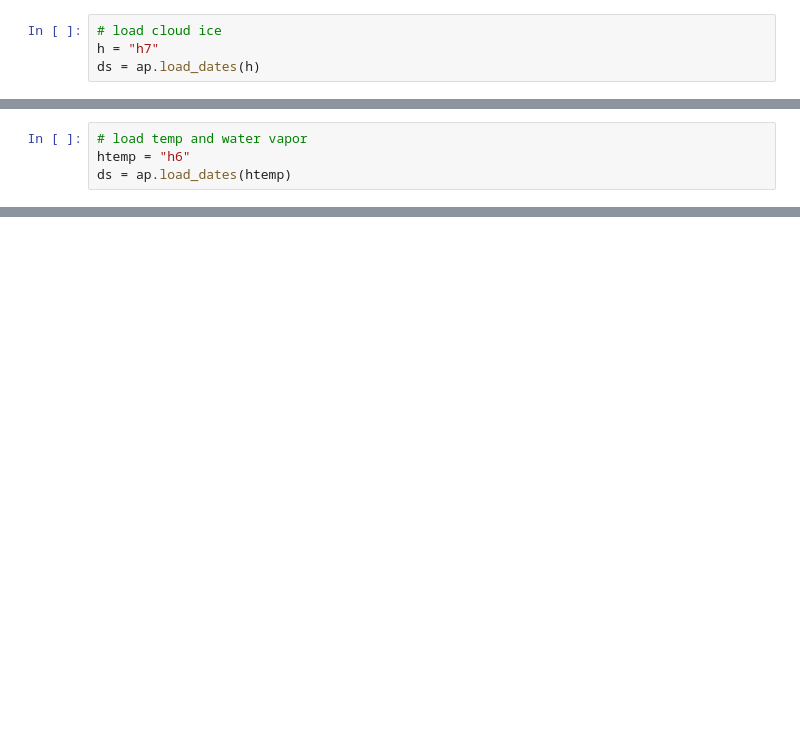
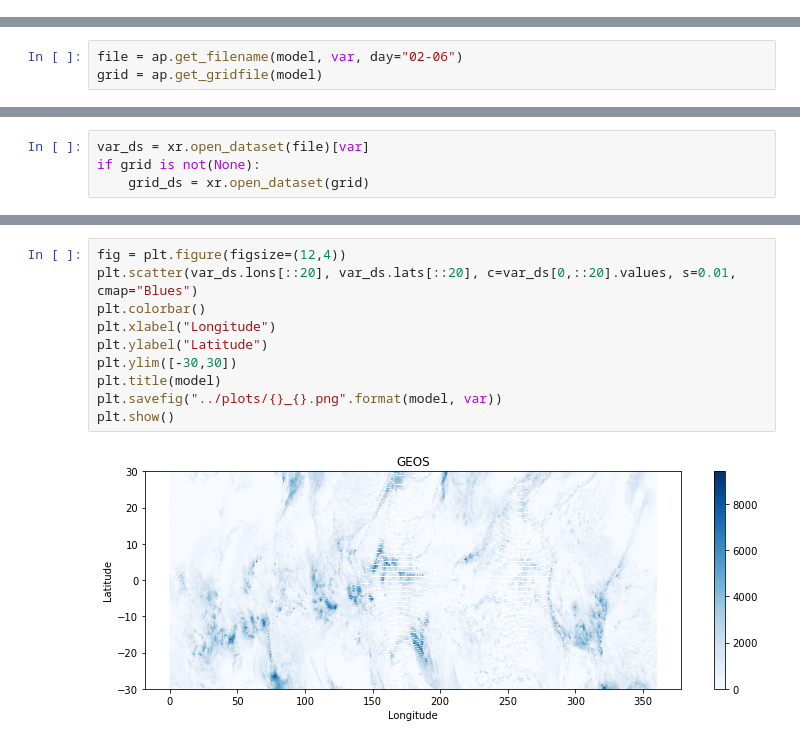
Before and after one commit to smturbev/dyamond2, a Jupyter notebook: python_scripts/global_ci.ipynb, the cells around one changed output, grey strips where cells are left out. Drawn from its saved outputs; the diff is of its cells as text; blank space fills up the shorter version.

Commit message:
added mistral scripts & plots

```diff
--- a/python_scripts/global_ci.ipynb
+++ b/python_scripts/global_ci.ipynb
@@ -213,4 +7,0 @@ plt.show()
-# %%
-# load cloud ice
-h = "h7"
-ds = ap.load_dates(h)
@@ -251,4 +7,0 @@ array([[[[0., 0., 0., ..., 0., 0., 0.],
-# %%
-# load temp and water vapor
-htemp = "h6"
-ds = ap.load_dates(htemp)
@@ -347,0 +8,3 @@ plt.show()
+# %%
+file = ap.get_filename(model, var, day="02-06")
+grid = ap.get_gridfile(model)
@@ -347,0 +19,4 @@ plt.show()
+# %%
+var_ds = xr.open_dataset(file)[var]
+if grid is not(None):
+    grid_ds = xr.open_dataset(grid)
@@ -347,0 +41,12 @@ plt.show()
+# %%
+fig = plt.figure(figsize=(12,4))
+plt.scatter(var_ds.lons[::20], var_ds.lats[::20], c=var_ds[0,::20].values, s=0.01, cmap="Blues")
+plt.colorbar()
+plt.xlabel("Longitude")
+plt.ylabel("Latitude")
+plt.ylim([-30,30])
+plt.title(model)
+plt.savefig("../plots/{}_{}.png".format(model, var))
+plt.show()
+# %% [output]
+[figure, added]
```
Also changed, not shown: parts of 30 cells of this notebook, 30 other files.
